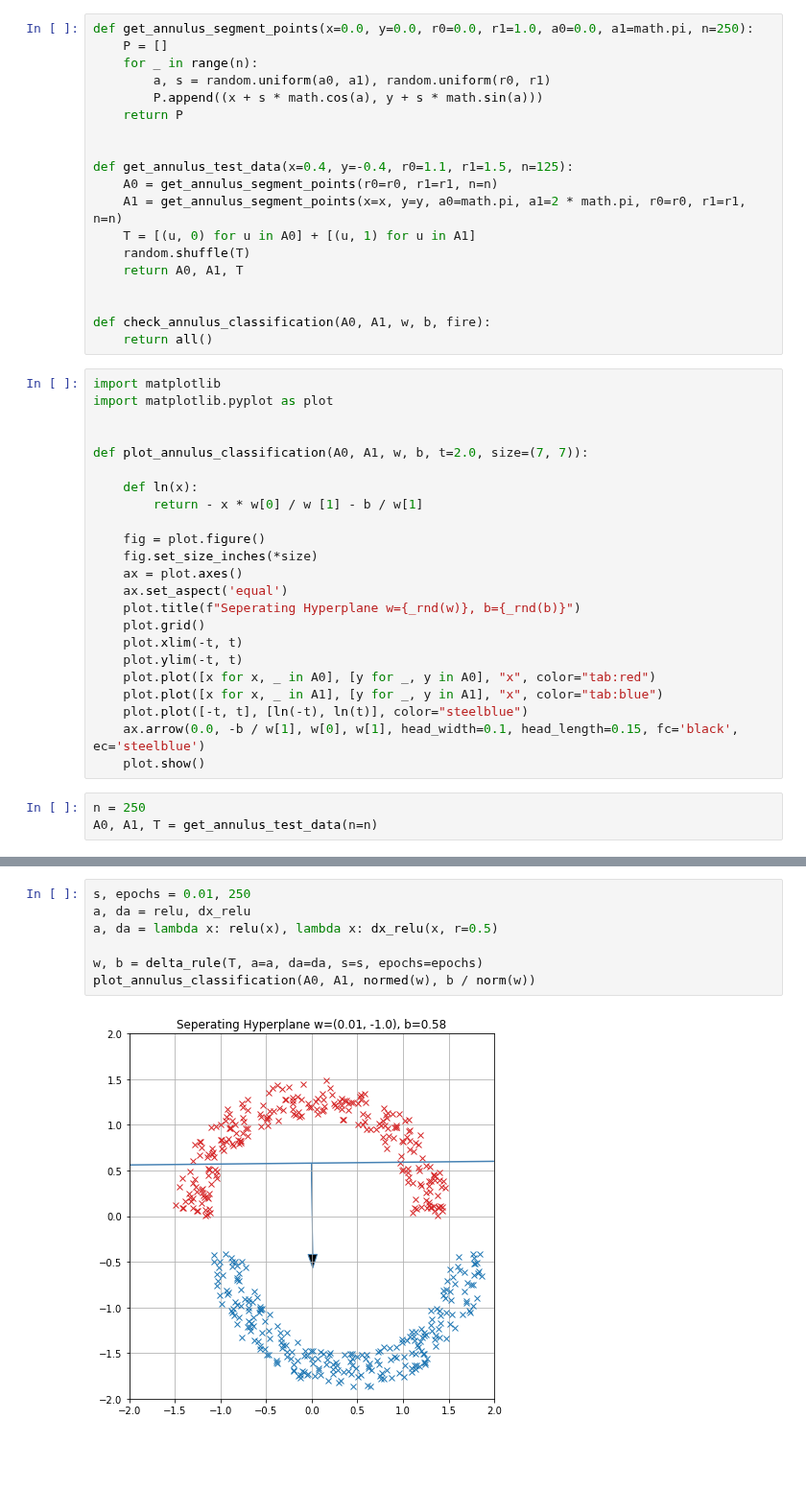
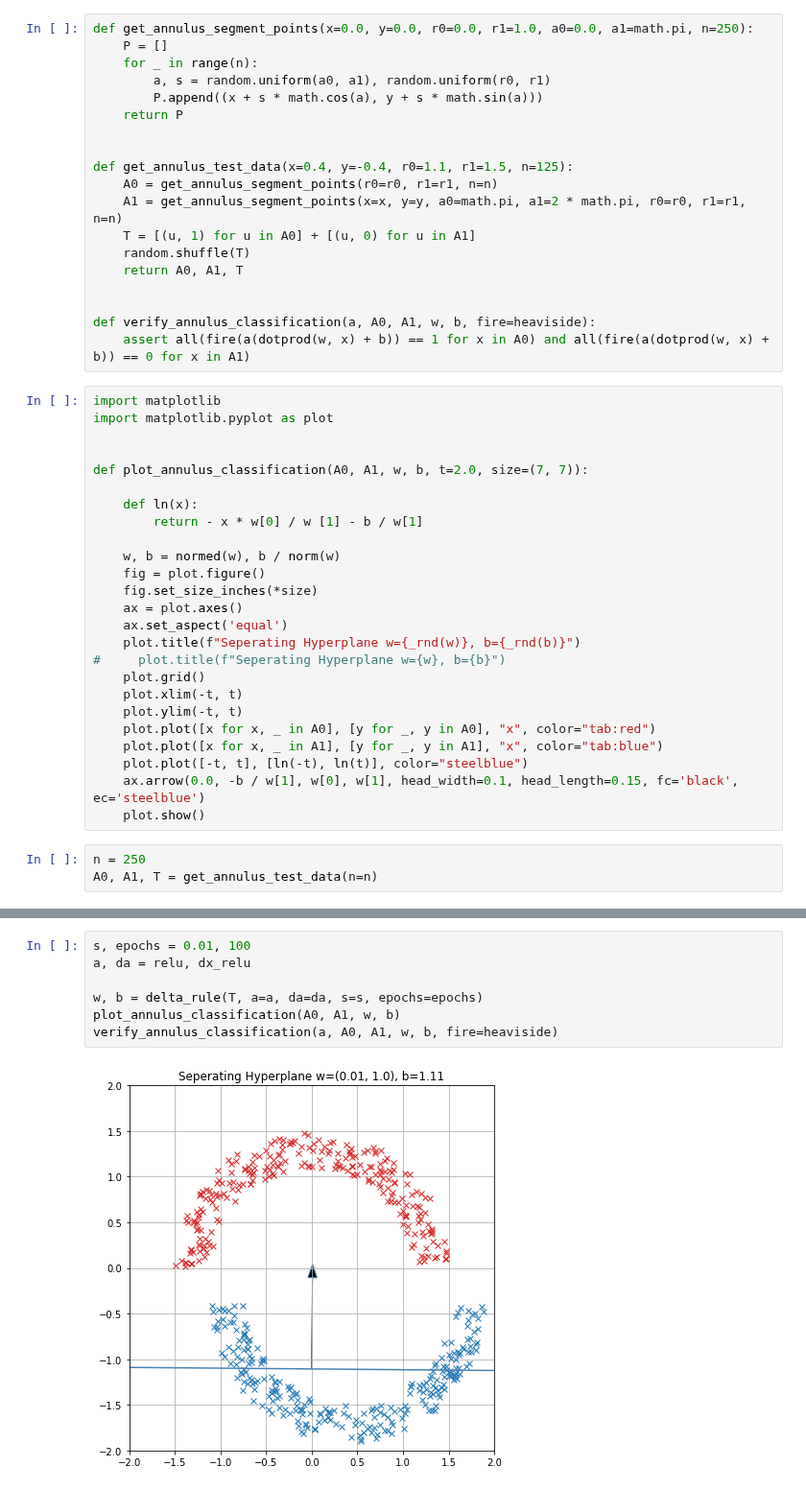
Before and after one commit to apefind/math, a Jupyter notebook: notebook/neural_network/delta_rule.ipynb, the cells around one changed output, grey strips where cells are left out. Shown at 96% size. Drawn from its saved outputs; the diff is of its cells as text; blank space fills up the shorter version.

```diff
--- a/notebook/neural_network/delta_rule.ipynb
+++ b/notebook/neural_network/delta_rule.ipynb
@@ -230,13 +226,13 @@ def get_annulus_segment_points(x=0.0, y=0.0, r0=0.0, r1=1.0, a0=0.0, a1=math.pi,
 def get_annulus_test_data(x=0.4, y=-0.4, r0=1.1, r1=1.5, n=125):
     A0 = get_annulus_segment_points(r0=r0, r1=r1, n=n)
     A1 = get_annulus_segment_points(x=x, y=y, a0=math.pi, a1=2 * math.pi, r0=r0, r1=r1, n=n)
-    T = [(u, 0) for u in A0] + [(u, 1) for u in A1]
+    T = [(u, 1) for u in A0] + [(u, 0) for u in A1]
     random.shuffle(T)
     return A0, A1, T
 
 
-def check_annulus_classification(A0, A1, w, b, fire):
-    return all()
+def verify_annulus_classification(a, A0, A1, w, b, fire=heaviside):
+    assert all(fire(a(dotprod(w, x) + b)) == 1 for x in A0) and all(fire(a(dotprod(w, x) + b)) == 0 for x in A1)
 # %%
 import matplotlib
 import matplotlib.pyplot as plot
@@ -247,11 +243,13 @@ def plot_annulus_classification(A0, A1, w, b, t=2.0, size=(7, 7)):
     def ln(x):
         return - x * w[0] / w [1] - b / w[1]
 
+    w, b = normed(w), b / norm(w)
     fig = plot.figure()
     fig.set_size_inches(*size)
     ax = plot.axes()
     ax.set_aspect('equal')
     plot.title(f"Seperating Hyperplane w={_rnd(w)}, b={_rnd(b)}")
+#     plot.title(f"Seperating Hyperplane w={w}, b={b}")
     plot.grid()
     plot.xlim(-t, t)
     plot.ylim(-t, t)
@@ -285,9 +286,9 @@ plot_annulus_classification(A0, A1, normed(w), b / norm(w))
 # %%
-s, epochs = 0.01, 250
+s, epochs = 0.01, 100
 a, da = relu, dx_relu
-a, da = lambda x: relu(x), lambda x: dx_relu(x, r=0.5)
 
 w, b = delta_rule(T, a=a, da=da, s=s, epochs=epochs)
-plot_annulus_classification(A0, A1, normed(w), b / norm(w))
+plot_annulus_classification(A0, A1, w, b)
+verify_annulus_classification(a, A0, A1, w, b, fire=heaviside)
 # %% [output]
-[figure, old version]
+[figure, new version]
```
Also changed, not shown: parts of 14 cells of this notebook.
